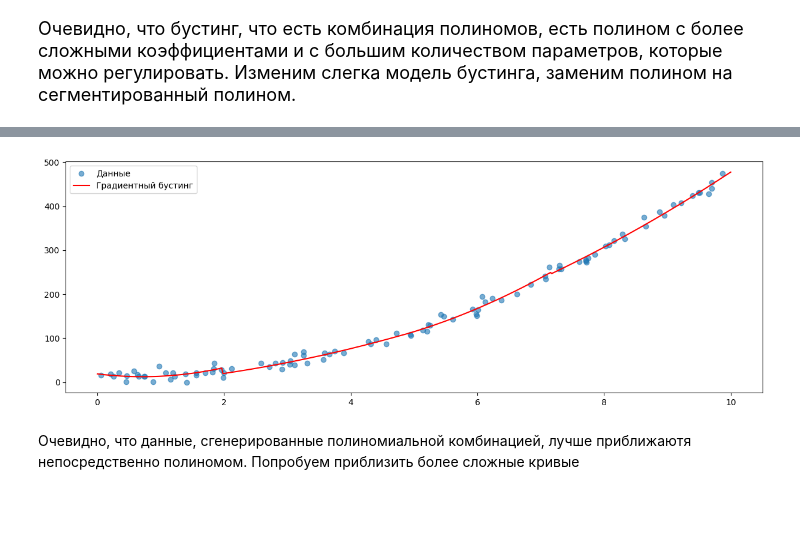
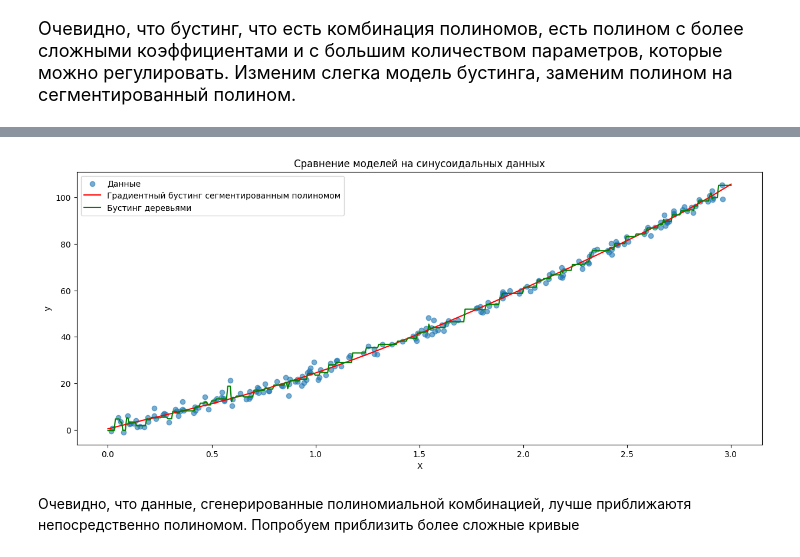
Before and after one commit to Kisponis/GradientBoostingPolynomial, a Jupyter notebook: main.ipynb, the cells around one changed output, grey strips where cells are left out. Drawn from its saved outputs; the diff is of its cells as text; code cells hidden in the pictures; blank space fills up the shorter version.

```diff
--- a/main.ipynb
+++ b/main.ipynb
@@ -175,16 +168,12 @@ MSE обычной полиномиальной регрессии на шумн
 <font size = 4>Очевидно, что бустинг, что есть комбинация полиномов, есть полином с более сложными коэффициентами и с большим количеством параметров, которые можно регулировать. Изменим слегка модель бустинга, заменим полином на сегментированный полином.
  </font>
 # %%
-import numpy as np
-from sklearn.preprocessing import PolynomialFeatures
-from sklearn.linear_model import LinearRegression
-from sklearn.metrics import mean_squared_error
-
 class GradientBoostingSegmentedPolynomial:
-    def __init__(self, degree=1, n_estimators=100, learning_rate=0.1):
+    def __init__(self, degree=1, n_estimators=100, learning_rate=0.1, n_segments=4):
         self.degree = degree
         self.n_estimators = n_estimators
         self.learning_rate = learning_rate
+        self.n_segments = n_segments
         self.models = []
         self.base_prediction = 0
 
@@ -194,15 +183,20 @@ class GradientBoostingSegmentedPolynomial:
         y_pred = np.full_like(y, self.base_prediction, dtype=np.float64)
 
         for _ in range(self.n_estimators):
-            # Вычисляем остатки (отрицательный градиент)
             residuals = y - y_pred
 
-            # Делим данные на сегменты по квартилям
-            segments = np.percentile(X.flatten(), [25, 50, 75])
+            # Делим данные на сегменты
+            if self.n_segments > 1:
+                segments = np.linspace(X.min(), X.max(), self.n_segments + 1)[1:-1]
+            else:
+                segments = []
+
             model = []
 
             for i in range(len(segments) + 1):
-                if i == 0:
+                if len(segments) == 0:
+                    mask = np.ones_like(X.flatten(), dtype=bool)
+                elif i == 0:
                     mask = X.flatten() <= segments[0]
                 elif i == len(segments):
                     mask = X.flatten() > segments[-1]
@@ -220,20 +214,22 @@ class GradientBoostingSegmentedPolynomial:
                     poly_model.fit(X_poly_seg, res_seg)
                     model.append((poly_model, poly, i))
 
-            # Сохраняем сегментированную модель
             self.models.append((model, segments))
 
             # Обновляем предсказания
             for poly_model, poly, i in model:
-                if i == 0:
+                if len(segments) == 0:
+                    mask = np.ones_like(X.flatten(), dtype=bool)
+                elif i == 0:
                     mask = X.flatten() <= segments[0]
                 elif i == len(segments):
                     mask = X.flatten() > segments[-1]
                 else:
                     mask = (X.flatten() > segments[i - 1]) & (X.flatten() <= segments[i])
 
-                X_poly_seg = poly.transform(X[mask].reshape(-1, 1))
-                y_pred[mask] += self.learning_rate * poly_model.predict(X_poly_seg)
+                if np.any(mask):
+                    X_poly_seg = poly.transform(X[mask].reshape(-1, 1))
+                    y_pred[mask] += self.learning_rate * poly_model.predict(X_poly_seg)
 
     def predict(self, X):
         """Предсказание целевой переменной для заданных данных."""
@@ -241,52 +237,50 @@ class GradientBoostingSegmentedPolynomial:
 
         for model, segments in self.models:
             for poly_model, poly, i in model:
-                if i == 0:
+                if len(segments) == 0:
+                    mask = np.ones_like(X.flatten(), dtype=bool)
+                elif i == 0:
                     mask = X.flatten() <= segments[0]
                 elif i == len(segments):
                     mask = X.flatten() > segments[-1]
                 else:
                     mask = (X.flatten() > segments[i - 1]) & (X.flatten() <= segments[i])
 
-                X_poly_seg = poly.transform(X[mask].reshape(-1, 1))
-                y_pred[mask] += self.learning_rate * poly_model.predict(X_poly_seg)
+                if np.any(mask):
+                    X_poly_seg = poly.transform(X[mask].reshape(-1, 1))
+                    y_pred[mask] += self.learning_rate * poly_model.predict(X_poly_seg)
 
         return y_pred
 
-# Пример использования
-    # Генерация данных
-plt.figure(figsize=(15,5))
-np.random.seed(42)
-X = np.random.rand(100, 1) * 10  # 100 точек в диапазоне [0, 10]
-y = 5 * X.flatten()**2 - 3 * X.flatten() + 10 + np.random.randn(100) * 10
+X = np.random.rand(200, 1) * 3
+y = (0.5 * X **2 + X*2).flatten() * 10 + np.random.randn(200) * 2
 
-# Разделение на обучающую и тестовую выборку
-from sklearn.model_selection import train_test_split
 X_train, X_test, y_train, y_test = train_test_split(X, y, test_size=0.2, random_state=42)
 
-# Обучение модели градиентного бустинга
-gbp = GradientBoostingSegmentedPolynomial(degree=2, n_estimators=100, learning_rate=0.1)
+# Градиентный бустинг с сегментами
+gbp = GradientBoostingSegmentedPolynomial(degree=5, n_estimators=100, learning_rate=0.1, n_segments=1)
 gbp.fit(X_train, y_train)
+y_pred_gbp = gbp.predict(X_test)
 
-# Оценка на тестовых данных
-y_pred = gbp.predict(X_test)
-print("MSE на тестовых данных:", mean_squared_error(y_test, y_pred))
+# Стандартный градиентный бустинг
+gbr = GradientBoostingRegressor(n_estimators=100, learning_rate=0.1, max_depth=3, random_state=42)
+gbr.fit(X_train, y_train)
+y_pred_gbr = gbr.predict(X_test)
 
-# Сравнение с обычной полиномиальной регрессией
-poly = PolynomialFeatures(degree=2)
-X_poly_train = poly.fit_transform(X_train)
-X_poly_test = poly.transform(X_test)
-linear_model = LinearRegression()
-linear_model.fit(X_poly_train, y_train)
-y_poly_pred = linear_model.predict(X_poly_test)
-print("MSE обычной полиномиальной регрессии (тест):", mean_squared_error(y_test, y_poly_pred))
+print("MSE Градиентного бустинга сегментированным полиномом:", mean_squared_error(y_test, y_pred_gbp))
+print("MSE Бустинга деревьями:", mean_squared_error(y_test, y_pred_gbr))
 
-# Визуализация результатов
-import matplotlib.pyplot as plt
+X_line = np.linspace(0, 3, 500).reshape(-1, 1)
+y_line_gbp = gbp.predict(X_line)
+y_line_gbr = gbr.predict(X_line)
+
+plt.figure(figsize=(15, 6))
 plt.scatter(X, y, label="Данные", alpha=0.6)
-X_line = np.linspace(0, 10, 500).reshape(-1, 1)
-y_line = gbp.predict(X_line)
-plt.plot(X_line, y_line, color="red", label="Градиентный бустинг")
+plt.plot(X_line, y_line_gbp, label="Градиентный бустинг сегментированным полиномом", color="red")
+plt.plot(X_line, y_line_gbr, label="Бустинг деревьями", color="green")
 plt.legend()
+plt.title("Сравнение моделей на синусоидальных данных")
+plt.xlabel("X")
+plt.ylabel("y")
 plt.show()
 # %% [output]
@@ -295,4 +289,4 @@ MSE обычной полиномиальной регрессии (тест): 6
-[figure, old version]
+[figure, new version]
 # %% [markdown]
 Очевидно, что данные, сгенерированные полиномиальной комбинацией, лучше приближаютя непосредственно полиномом. Попробуем приблизить более сложные кривые
 # %%
```
Also changed, not shown: parts of 4 cells of this notebook.
